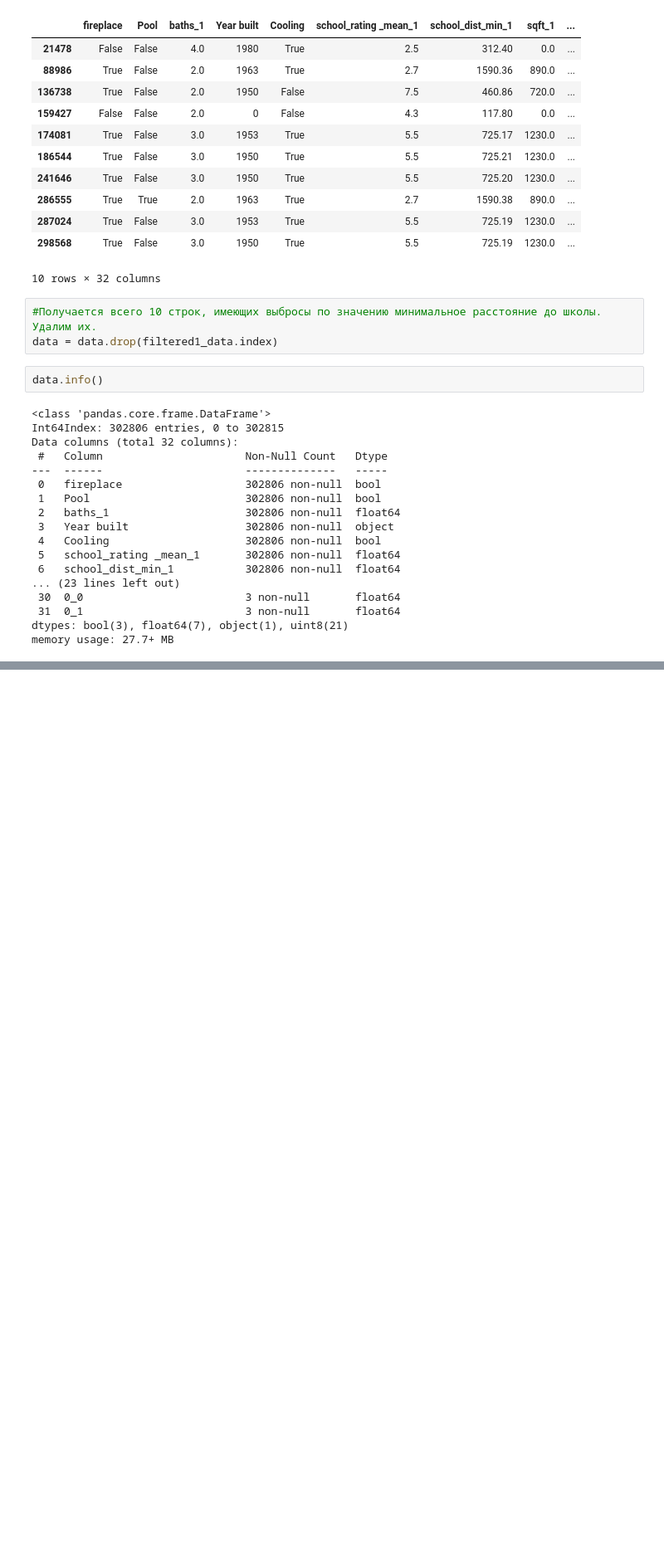
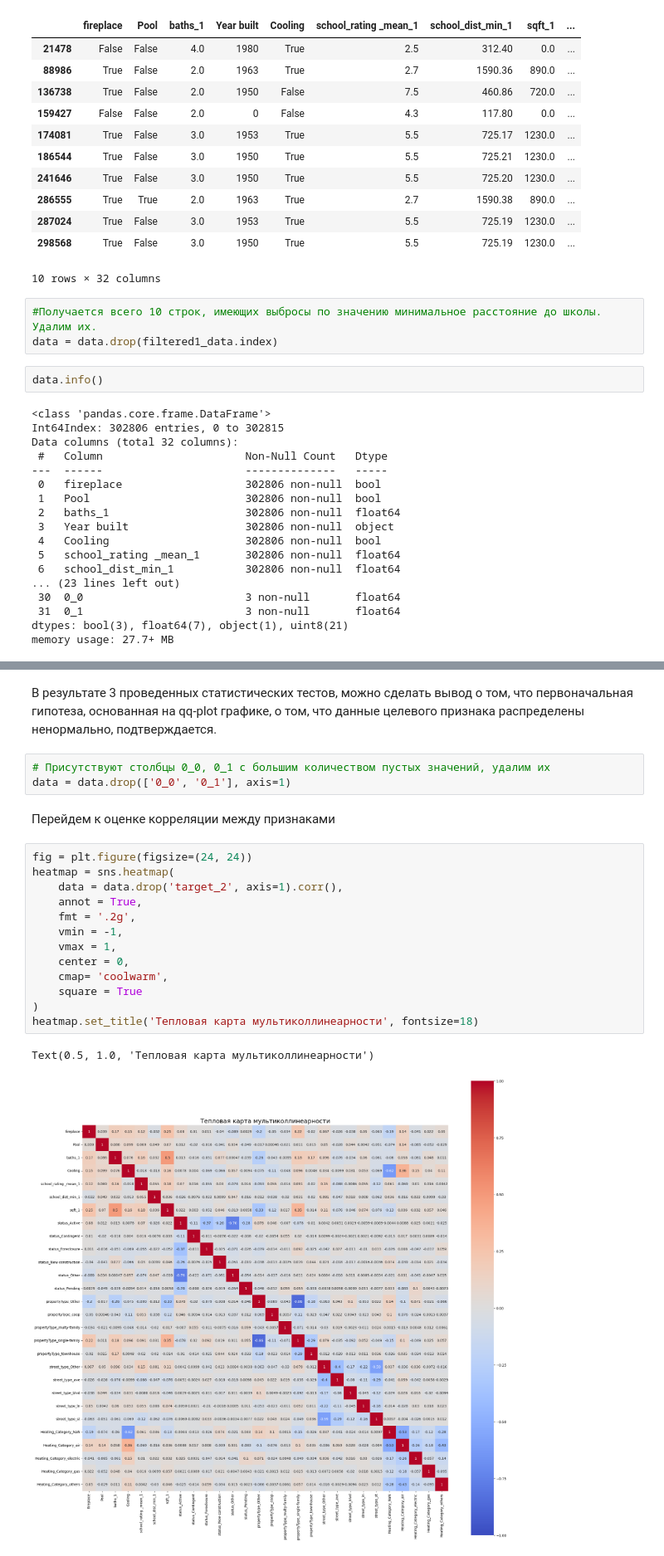
Before and after one commit to IrinaPash268/DiplomSf2, a Jupyter notebook: Diplom_sf_2_2.ipynb, the cells around one changed output, grey strips where cells are left out. Shown at 83% size. Saved outputs shown, nothing was run; the diff lists cells and outputs as text; blank space fills up the shorter version.

```diff
--- a/Diplom_sf_2_2.ipynb
+++ b/Diplom_sf_2_2.ipynb
@@ -2332,0 +2400,23 @@ memory usage: 27.7+ MB
+# %% [markdown]
+В результате 3 проведенных статистических тестов, можно сделать вывод о том, что первоначальная гипотеза, основанная на qq-plot графике, о том, что данные целевого признака распределены ненормально, подтверждается.
+# %%
+# Присутствуют столбцы 0_0, 0_1 c большим количеством пустых значений, удалим их
+data = data.drop(['0_0', '0_1'], axis=1)
+# %% [markdown]
+Перейдем к оценке корреляции между признаками
+# %%
+fig = plt.figure(figsize=(24, 24))
+heatmap = sns.heatmap(
+    data = data.drop('target_2', axis=1).corr(),
+    annot = True,
+    fmt = '.2g',
+    vmin = -1,
+    vmax = 1,
+    center = 0,
+    cmap= 'coolwarm',
+    square = True
+)
+heatmap.set_title('Тепловая карта мультиколлинеарности', fontsize=18)
+# %% [output]
+Text(0.5, 1.0, 'Тепловая карта мультиколлинеарности')
+[figure, added]
```
Also changed, not shown: parts of 56 cells of this notebook.
